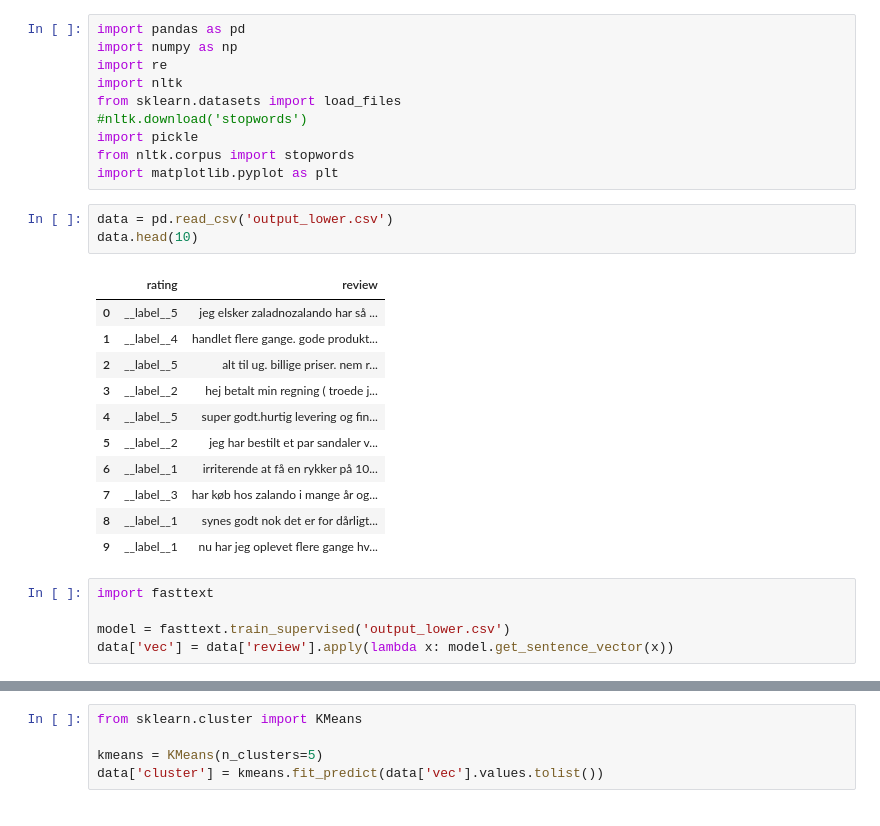
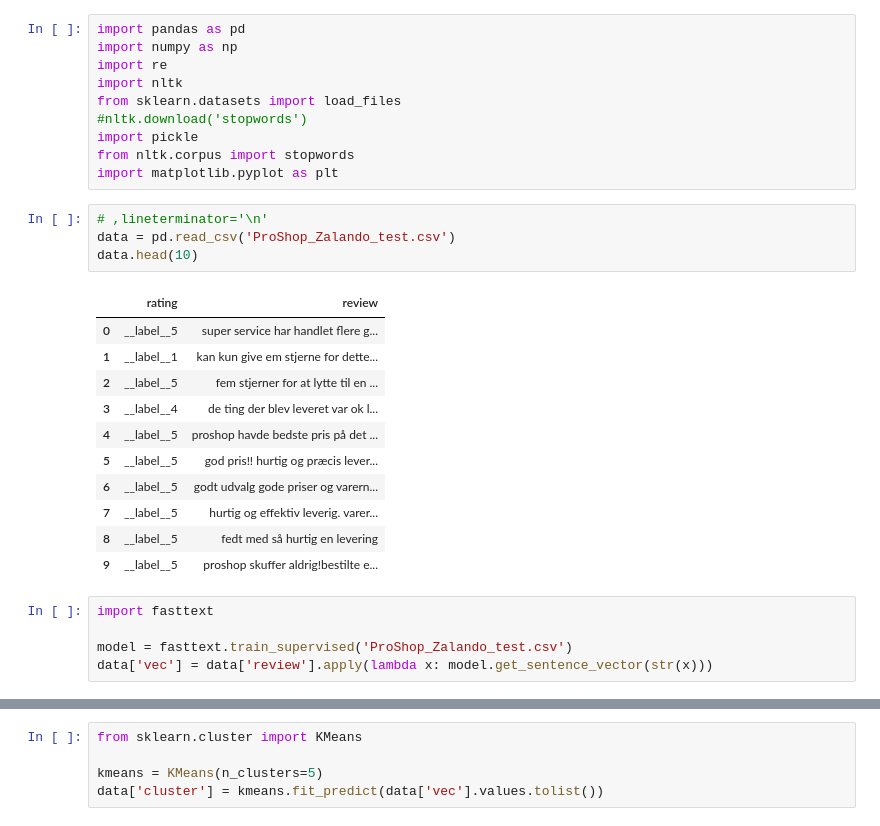
Before and after one commit to Kofoedsan/Python-TrustpilotPredict, a Jupyter notebook: 04_clustering.ipynb, the cells around one changed output, grey strips where cells are left out. Drawn from its saved outputs; the diff is of its cells as text.

```diff
--- a/04_clustering.ipynb
+++ b/04_clustering.ipynb
@@ -9,25 +9,26 @@ import pickle
 from nltk.corpus import stopwords
 import matplotlib.pyplot as plt
 # %%
-data = pd.read_csv('output_lower.csv')
+# ,lineterminator='\n'
+data = pd.read_csv('ProShop_Zalando_test.csv')
 data.head(10)
 # %% [output]
 |  | rating | review |
-| 0 | __label__5 | jeg elsker zaladnozalando har så ... |
-| 1 | __label__4 | handlet flere gange. gode produkt... |
-| 2 | __label__5 | alt til ug. billige priser. nem r... |
-| 3 | __label__2 | hej betalt min regning ( troede j... |
-| 4 | __label__5 | super godt.hurtig levering og fin... |
-| 5 | __label__2 | jeg har bestilt et par sandaler v... |
-| 6 | __label__1 | irriterende at få en rykker på 10... |
-| 7 | __label__3 | har køb hos zalando i mange år og... |
-| 8 | __label__1 | synes godt nok det er for dårligt... |
-| 9 | __label__1 | nu har jeg oplevet flere gange hv... |
+| 0 | __label__5 | super service har handlet flere g... |
+| 1 | __label__1 | kan kun give em stjerne for dette... |
+| 2 | __label__5 | fem stjerner for at lytte til en ... |
+| 3 | __label__4 | de ting der blev leveret var ok l... |
+| 4 | __label__5 | proshop havde bedste pris på det ... |
+| 5 | __label__5 | god pris!! hurtig og præcis lever... |
+| 6 | __label__5 | godt udvalg gode priser og varern... |
+| 7 | __label__5 | hurtig og effektiv leverig. varer... |
+| 8 | __label__5 | fedt med så hurtig en levering |
+| 9 | __label__5 | proshop skuffer aldrig!bestilte e... |
 # %%
 import fasttext
 
-model = fasttext.train_supervised('output_lower.csv')
-data['vec'] = data['review'].apply(lambda x: model.get_sentence_vector(x))
+model = fasttext.train_supervised('ProShop_Zalando_test.csv')
+data['vec'] = data['review'].apply(lambda x: model.get_sentence_vector(str(x)))
 # %%
 # modellen kan her finde de ord der er tættes på parametret
 model.get_nearest_neighbors('dårlig')
```
Also changed, not shown: parts of 8 cells of this notebook, 5 other files.
